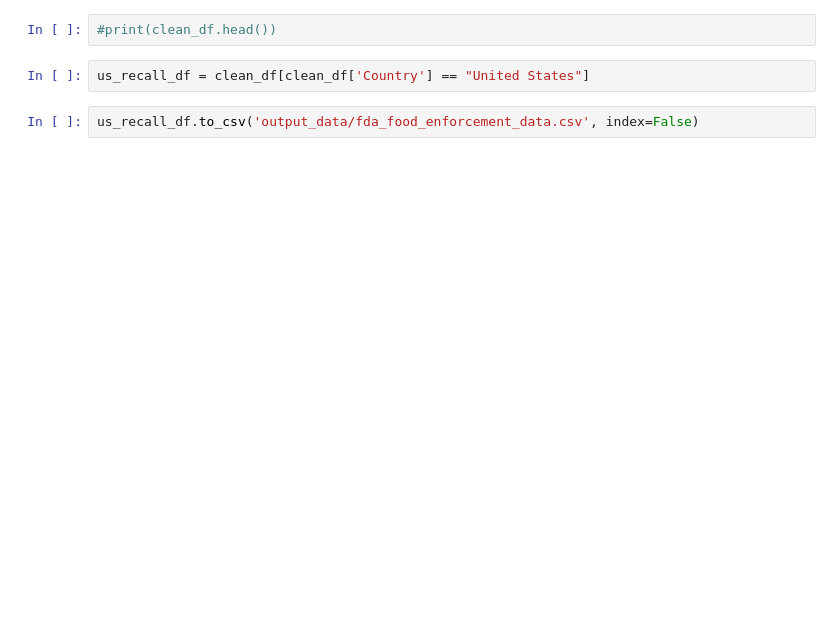
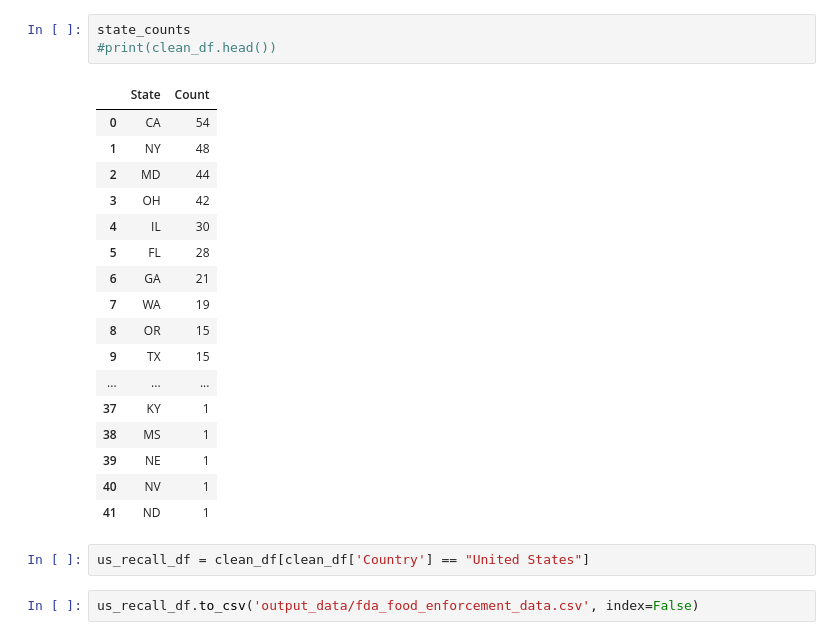
Before and after one commit to galvan0806/project_3_recalls, a Jupyter notebook: FDARecall_Galvan.ipynb, the cells around one changed output. Cells and saved outputs as stored; diff of their text form; blank space fills up the shorter version.

```diff
--- a/FDARecall_Galvan.ipynb
+++ b/FDARecall_Galvan.ipynb
@@ -83,5 +157,24 @@ else:
 # %%
+state_counts
 #print(clean_df.head())
+# %% [output]
+|  | State | Count |
+| 0 | CA | 54 |
+| 1 | NY | 48 |
+| 2 | MD | 44 |
+| 3 | OH | 42 |
+| 4 | IL | 30 |
+| 5 | FL | 28 |
+| 6 | GA | 21 |
+| 7 | WA | 19 |
+| 8 | OR | 15 |
+| 9 | TX | 15 |
+| ... | ... | ... |
+| 37 | KY | 1 |
+| 38 | MS | 1 |
+| 39 | NE | 1 |
+| 40 | NV | 1 |
+| 41 | ND | 1 |
 # %%
 us_recall_df = clean_df[clean_df['Country'] == "United States"]
 # %%
```
Also changed, not shown: parts of 2 cells of this notebook.
